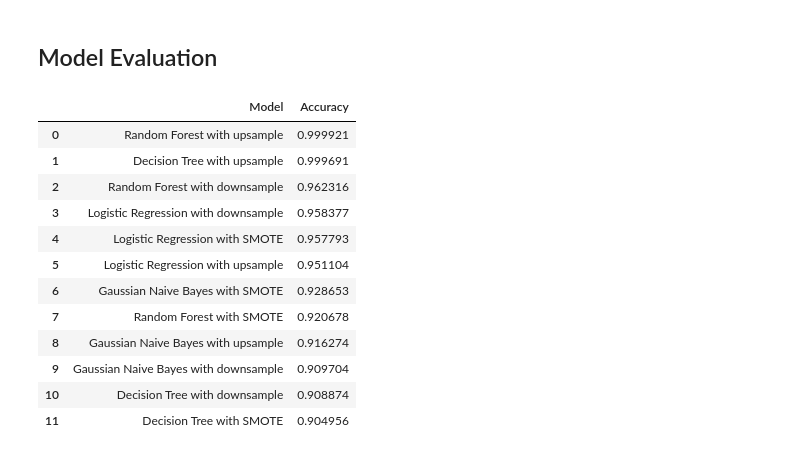
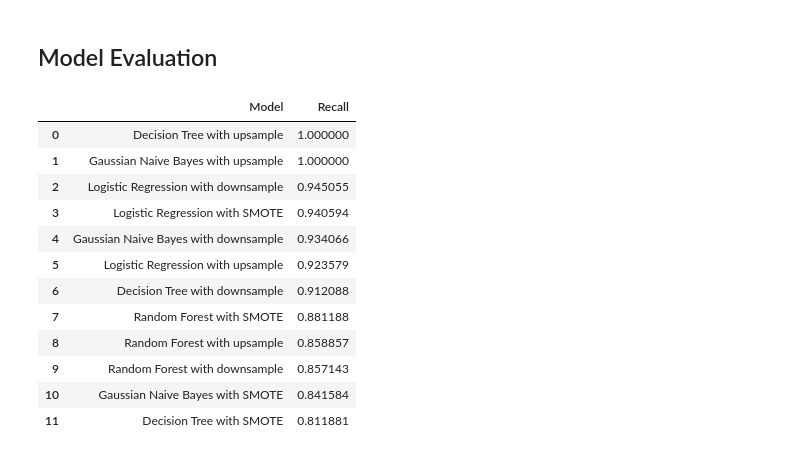
Before and after one commit to tiq015UCSD/Credit_Card_Fraud_Detection, a Jupyter notebook: Tian_Qin_Credit_Fraud.ipynb, the cells around one changed output. Drawn from its saved outputs; the diff is of its cells as text; code cells hidden in the pictures.

```diff
--- a/Tian_Qin_Credit_Fraud.ipynb
+++ b/Tian_Qin_Credit_Fraud.ipynb
@@ -202,6 +203,7 @@ x_train_sm.shape, x_test.shape, y_train_sm.shape, y_test.shape
 # Logistic Regression
 from sklearn.linear_model import LogisticRegression
 from sklearn.metrics import accuracy_score
+from sklearn.metrics import recall_score
 from sklearn.metrics import roc_curve
 from sklearn.metrics import auc
 
@@ -210,15 +212,18 @@ logis_up.fit(x_train_upsample, y_train_upsample)
 logis_up_pred = logis_up.predict(x_test_upsample)
 logis_up_fp, logis_up_tp, logis_up_threshold = roc_curve(y_test_upsample, logis_up_pred)
 auc_log_up = auc(logis_up_fp, logis_up_tp)
+recall_log_up = recall_score(y_test_upsample, logis_up_pred)
 
 logis_down = LogisticRegression()
 logis_down.fit(x_train_downsampled, y_train_downsampled)
 logis_down_pred = logis_down.predict(x_test_downsampled)
 logis_down_fp, logis_down_tp, logis_down_threshold = roc_curve(y_test_downsampled, logis_down_pred)
 auc_log_down = auc(logis_down_fp, logis_down_tp)
+recall_log_down = recall_score(y_test_downsampled, logis_down_pred)
 
 logis_smote = LogisticRegression()
 logis_smote.fit(x_train_sm, y_train_sm)
 logis_smote_pred = logis_smote.predict(x_test)
 logis_smote_fp, logis_smote_tp, logis_smote_threshold = roc_curve(y_test, logis_smote_pred)
 auc_log_sm = auc(logis_smote_fp, logis_smote_tp)
+recall_log_sm = recall_score(y_test, logis_smote_pred)
@@ -237,15 +286,18 @@ dt_up.fit(x_train_upsample, y_train_upsample)
 dt_up_pred = dt_up.predict(x_test_upsample)
 dt_up_fp, dt_up_tp, dt_up_threshold = roc_curve(y_test_upsample, dt_up_pred)
 auc_dt_up = auc(dt_up_fp, dt_up_tp)
+recall_dt_up = recall_score(y_test_upsample, dt_up_pred)
 
 dt_down = DecisionTreeClassifier()
 dt_down.fit(x_train_downsampled, y_train_downsampled)
 dt_down_pred = dt_down.predict(x_test_downsampled)
 dt_down_fp, dt_down_tp, dt_down_threshold = roc_curve(y_test_downsampled, dt_down_pred)
 auc_dt_down = auc(dt_down_fp, dt_down_tp)
+recall_dt_down = recall_score(y_test_downsampled, dt_down_pred)
 
 dt_smote = DecisionTreeClassifier()
 dt_smote.fit(x_train_sm, y_train_sm)
 dt_smote_pred = dt_smote.predict(x_test)
 dt_smote_fp, dt_smote_tp, dt_smote_threshold = roc_curve(y_test, dt_smote_pred)
 auc_dt_sm = auc(dt_smote_fp, dt_smote_tp)
+recall_dt_sm = recall_score(y_test, dt_smote_pred)
@@ -256,6 +351,7 @@ auc_dt_up, auc_dt_down, auc_dt_sm
 # %% [markdown]
 ## Gaussian Naive Bayes
 # %%
+# Gaussian Naive Bayes
 from sklearn.naive_bayes import GaussianNB
 
 GaussianNB_up = GaussianNB()
@@ -263,15 +359,18 @@ GaussianNB_up.fit(x_train_upsample, y_train_upsample)
 GaussianNB_up_pred = GaussianNB_up.predict(x_test_upsample)
 GaussianNB_up_fp, GaussianNB_up_tp, GaussianNB_up_threshold = roc_curve(y_test_upsample, GaussianNB_up_pred)
 auc_GaussianNB_up = auc(GaussianNB_up_fp, GaussianNB_up_tp)
+recall_GaussianNB_up = recall_score(y_test_upsample, GaussianNB_up_pred)
 
 GaussianNB_down = GaussianNB()
 GaussianNB_down.fit(x_train_downsampled, y_train_downsampled)
 GaussianNB_down_pred = GaussianNB_down.predict(x_test_downsampled)
 GaussianNB_down_fp, GaussianNB_down_tp, GaussianNB_down_threshold = roc_curve(y_test_downsampled, GaussianNB_down_pred)
 auc_GaussianNB_down = auc(GaussianNB_down_fp, GaussianNB_down_tp)
+recall_GaussianNB_down = recall_score(y_test_downsampled, GaussianNB_down_pred)
 
 GaussianNB_smote = GaussianNB()
 GaussianNB_smote.fit(x_train_sm, y_train_sm)
 GaussianNB_smote_pred = GaussianNB_smote.predict(x_test)
 GaussianNB_smote_fp, GaussianNB_smote_tp, GaussianNB_smote_threshold = roc_curve(y_test, GaussianNB_smote_pred)
 auc_GaussianNB_sm = auc(GaussianNB_smote_fp, GaussianNB_smote_tp)
+recall_GaussianNB_smote = recall_score(y_test, GaussianNB_smote_pred)
@@ -282,6 +424,7 @@ auc_GaussianNB_up, auc_GaussianNB_down, auc_GaussianNB_sm
 # %% [markdown]
 ## Random Forest
 # %%
+# Random Forest
 from sklearn.ensemble import RandomForestClassifier
 
 rf_up = RandomForestClassifier()
@@ -289,15 +432,18 @@ rf_up.fit(x_train_upsample, y_train_upsample)
 rf_up_pred = rf_up.predict(x_test_upsample)
 rf_up_fp, rf_up_tp, rf_up_threshold = roc_curve(y_test_upsample, rf_up_pred)
 auc_rf_up = auc(rf_up_fp, rf_up_tp)
+recall_rf_up = recall_score(y_test_upsample, rf_up_pred)
 
 rf_down = RandomForestClassifier()
 rf_down.fit(x_train_downsampled, y_train_downsampled)
 rf_down_pred = rf_down.predict(x_test_downsampled)
 rf_down_fp, rf_down_tp, rf_down_threshold = roc_curve(y_test_downsampled, rf_down_pred)
 auc_rf_down = auc(rf_down_fp, rf_down_tp)
+recall_rf_down = recall_score(y_test_downsampled, rf_down_pred)
 
 rf_smote = RandomForestClassifier()
 rf_smote.fit(x_train_sm, y_train_sm)
 rf_smote_pred = rf_smote.predict(x_test)
 rf_smote_fp, rf_smote_tp, rf_smote_threshold = roc_curve(y_test, rf_smote_pred)
 auc_rf_sm = auc(rf_smote_fp, rf_smote_tp)
+recall_rf_smote = recall_score(y_test, rf_smote_pred)
@@ -310,30 +499,30 @@ auc_rf_up, auc_rf_down, auc_rf_sm
 # %%
 # Model Evaluation
 model_evaluation = pd.DataFrame({
     'Model': ['Logistic Regression with upsample', 'Logistic Regression with downsample','Logistic Regression with SMOTE',
               'Decision Tree with upsample','Decision Tree with downsample','Decision Tree with SMOTE',
               'Random Forest with upsample','Random Forest with downsample','Random Forest with SMOTE',
               'Gaussian Naive Bayes with upsample', 'Gaussian Naive Bayes with downsample','Gaussian Naive Bayes with SMOTE'
               ],
-    'Accuracy': [auc_log_up, auc_log_down, auc_log_sm,
-              auc_dt_up, auc_dt_down, auc_dt_sm,
-              auc_rf_up, auc_rf_down, auc_rf_sm,
-              auc_GaussianNB_up, auc_GaussianNB_down, auc_GaussianNB_sm]})
-model_evaluation.sort_values(by='Accuracy', ascending=False).reset_index()[['Model', 'Accuracy']]
+    'Recall': [recall_log_up, recall_log_down, recall_log_sm,
+              recall_dt_up, recall_dt_down, recall_dt_sm,
+              recall_GaussianNB_up, recall_GaussianNB_down, recall_GaussianNB_smote,
+              recall_rf_up, recall_rf_down, recall_rf_smote]})
+model_evaluation.sort_values(by='Recall', ascending=False).reset_index()[['Model', 'Recall']]
 # %% [output]
-|  | Model | Accuracy |
-| 0 | Random Forest with upsample | 0.999921 |
-| 1 | Decision Tree with upsample | 0.999691 |
-| 2 | Random Forest with downsample | 0.962316 |
-| 3 | Logistic Regression with downsample | 0.958377 |
-| 4 | Logistic Regression with SMOTE | 0.957793 |
-| 5 | Logistic Regression with upsample | 0.951104 |
-| 6 | Gaussian Naive Bayes with SMOTE | 0.928653 |
-| 7 | Random Forest with SMOTE | 0.920678 |
-| 8 | Gaussian Naive Bayes with upsample | 0.916274 |
-| 9 | Gaussian Naive Bayes with downsample | 0.909704 |
-| 10 | Decision Tree with downsample | 0.908874 |
-| 11 | Decision Tree with SMOTE | 0.904956 |
+|  | Model | Recall |
+| 0 | Decision Tree with upsample | 1.000000 |
+| 1 | Gaussian Naive Bayes with upsample | 1.000000 |
+| 2 | Logistic Regression with downsample | 0.945055 |
+| 3 | Logistic Regression with SMOTE | 0.940594 |
+| 4 | Gaussian Naive Bayes with downsample | 0.934066 |
+| 5 | Logistic Regression with upsample | 0.923579 |
+| 6 | Decision Tree with downsample | 0.912088 |
+| 7 | Random Forest with SMOTE | 0.881188 |
+| 8 | Random Forest with upsample | 0.858857 |
+| 9 | Random Forest with downsample | 0.857143 |
+| 10 | Gaussian Naive Bayes with SMOTE | 0.841584 |
+| 11 | Decision Tree with SMOTE | 0.811881 |
 # %%
 # ROC and AUC
 
```
Also changed, not shown: parts of 22 cells of this notebook.
